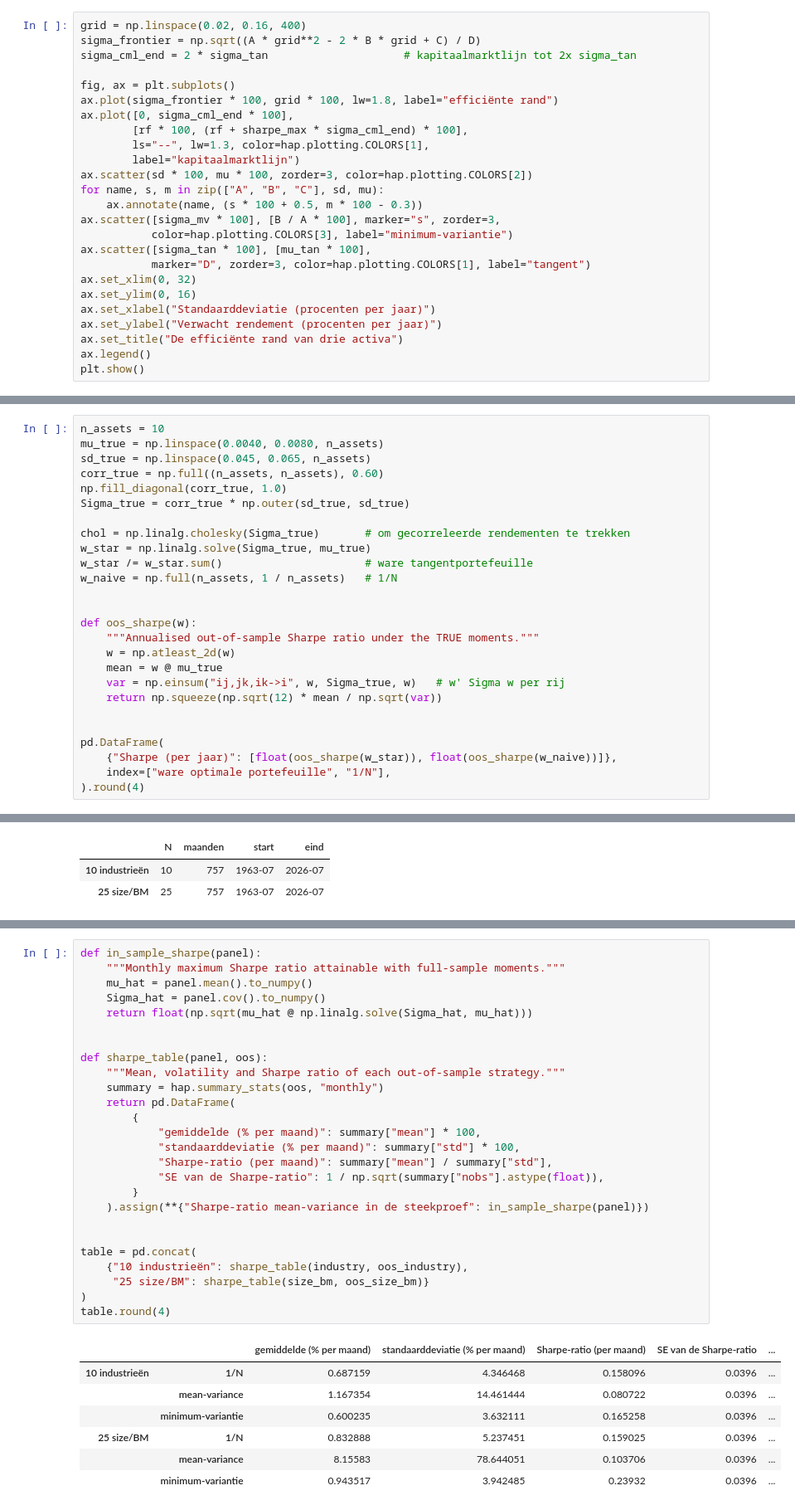
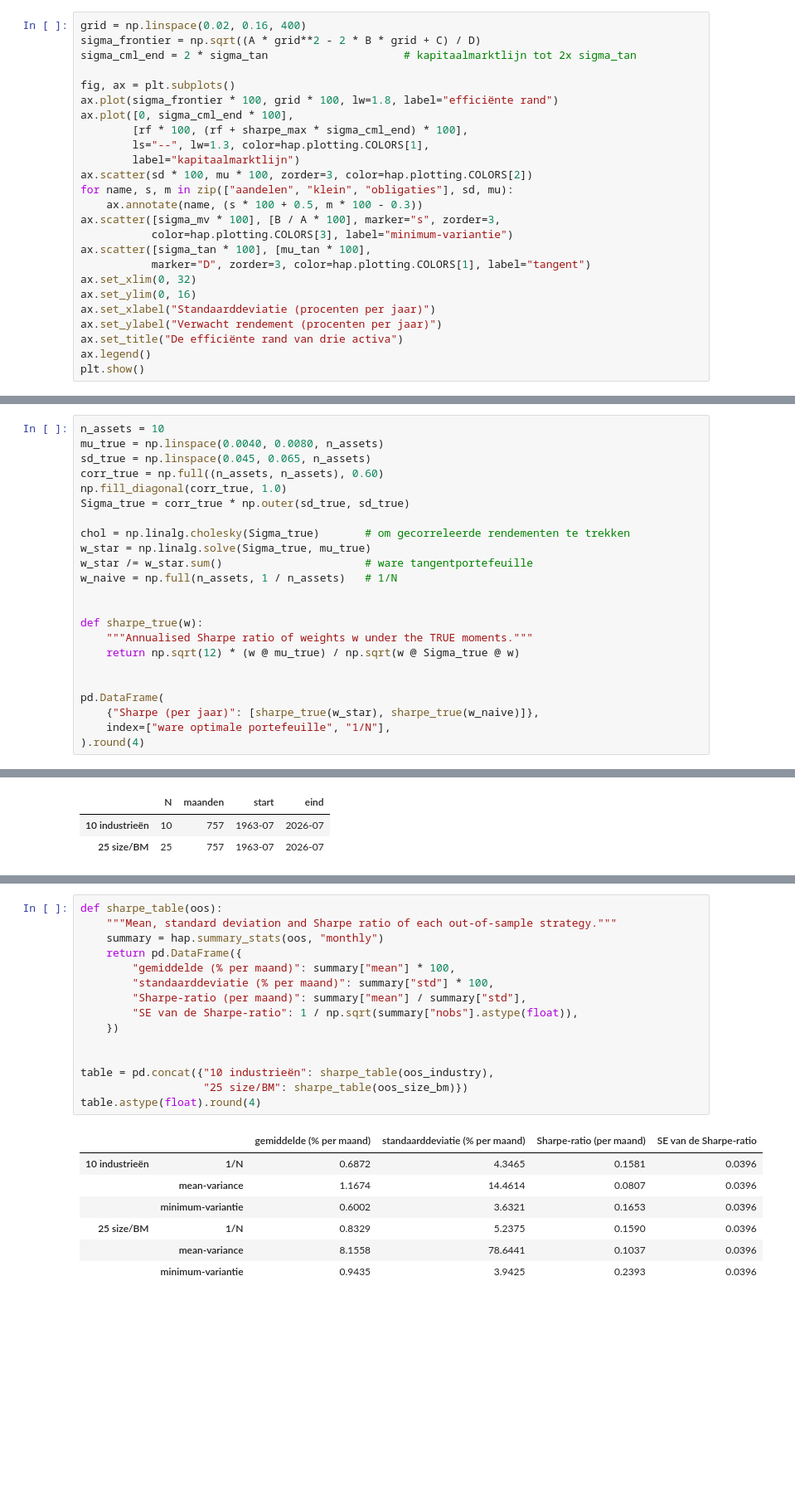
Before and after one commit to MaartenN14/history-asset-pricing, a Jupyter notebook: lectures/01_04_markowitz.ipynb, the cells around one changed output, grey strips where cells are left out. Shown at 83% size. Cells and saved outputs as stored; diff of their text form; blank space fills up the shorter version.

```diff
--- a/lectures/01_04_markowitz.ipynb
+++ b/lectures/01_04_markowitz.ipynb
@@ -704,7 +573,7 @@ ax.plot([0, sigma_cml_end * 100],
         ls="--", lw=1.3, color=hap.plotting.COLORS[1],
         label="kapitaalmarktlijn")
 ax.scatter(sd * 100, mu * 100, zorder=3, color=hap.plotting.COLORS[2])
-for name, s, m in zip(["A", "B", "C"], sd, mu):
+for name, s, m in zip(["aandelen", "klein", "obligaties"], sd, mu):
     ax.annotate(name, (s * 100 + 0.5, m * 100 - 0.3))
 ax.scatter([sigma_mv * 100], [B / A * 100], marker="s", zorder=3,
            color=hap.plotting.COLORS[3], label="minimum-variantie")
@@ -996,16 +813,13 @@ w_star /= w_star.sum()                      # ware tangentportefeuille
 w_naive = np.full(n_assets, 1 / n_assets)   # 1/N
 
 
-def oos_sharpe(w):
-    """Annualised out-of-sample Sharpe ratio under the TRUE moments."""
-    w = np.atleast_2d(w)
-    mean = w @ mu_true
-    var = np.einsum("ij,jk,ik->i", w, Sigma_true, w)   # w' Sigma w per rij
-    return np.squeeze(np.sqrt(12) * mean / np.sqrt(var))
+def sharpe_true(w):
+    """Annualised Sharpe ratio of weights w under the TRUE moments."""
+    return np.sqrt(12) * (w @ mu_true) / np.sqrt(w @ Sigma_true @ w)
 
 
 pd.DataFrame(
-    {"Sharpe (per jaar)": [float(oos_sharpe(w_star)), float(oos_sharpe(w_naive))]},
+    {"Sharpe (per jaar)": [sharpe_true(w_star), sharpe_true(w_naive)]},
     index=["ware optimale portefeuille", "1/N"],
 ).round(4)
 # %% [output]
@@ -1232,35 +1037,24 @@ die de drie reeksen samenvat.
 # %%
-def in_sample_sharpe(panel):
-    """Monthly maximum Sharpe ratio attainable with full-sample moments."""
-    mu_hat = panel.mean().to_numpy()
-    Sigma_hat = panel.cov().to_numpy()
-    return float(np.sqrt(mu_hat @ np.linalg.solve(Sigma_hat, mu_hat)))
+def sharpe_table(oos):
+    """Mean, standard deviation and Sharpe ratio of each out-of-sample strategy."""
+    summary = hap.summary_stats(oos, "monthly")
+    return pd.DataFrame({
+        "gemiddelde (% per maand)": summary["mean"] * 100,
+        "standaarddeviatie (% per maand)": summary["std"] * 100,
+        "Sharpe-ratio (per maand)": summary["mean"] / summary["std"],
+        "SE van de Sharpe-ratio": 1 / np.sqrt(summary["nobs"].astype(float)),
+    })
 
 
-def sharpe_table(panel, oos):
-    """Mean, volatility and Sharpe ratio of each out-of-sample strategy."""
-    summary = hap.summary_stats(oos, "monthly")
-    return pd.DataFrame(
-        {
-            "gemiddelde (% per maand)": summary["mean"] * 100,
-            "standaarddeviatie (% per maand)": summary["std"] * 100,
-            "Sharpe-ratio (per maand)": summary["mean"] / summary["std"],
-            "SE van de Sharpe-ratio": 1 / np.sqrt(summary["nobs"].astype(float)),
-        }
-    ).assign(**{"Sharpe-ratio mean-variance in de steekproef": in_sample_sharpe(panel)})
-
-
-table = pd.concat(
-    {"10 industrieën": sharpe_table(industry, oos_industry),
-     "25 size/BM": sharpe_table(size_bm, oos_size_bm)}
-)
-table.round(4)
+table = pd.concat({"10 industrieën": sharpe_table(oos_industry),
+                   "25 size/BM": sharpe_table(oos_size_bm)})
+table.astype(float).round(4)
 # %% [output]
-|  |  | gemiddelde (% per maand) | standaarddeviatie (% per maand) | Sharpe-ratio (per maand) | SE van de Sharpe-ratio | ... |
-| 10 industrieën | 1/N | 0.687159 | 4.346468 | 0.158096 | 0.0396 | ... |
-|  | mean-variance | 1.167354 | 14.461444 | 0.080722 | 0.0396 | ... |
-|  | minimum-variantie | 0.600235 | 3.632111 | 0.165258 | 0.0396 | ... |
-| 25 size/BM | 1/N | 0.832888 | 5.237451 | 0.159025 | 0.0396 | ... |
-|  | mean-variance | 8.15583 | 78.644051 | 0.103706 | 0.0396 | ... |
-|  | minimum-variantie | 0.943517 | 3.942485 | 0.23932 | 0.0396 | ... |
+|  |  | gemiddelde (% per maand) | standaarddeviatie (% per maand) | Sharpe-ratio (per maand) | SE van de Sharpe-ratio |
+| 10 industrieën | 1/N | 0.6872 | 4.3465 | 0.1581 | 0.0396 |
+|  | mean-variance | 1.1674 | 14.4614 | 0.0807 | 0.0396 |
+|  | minimum-variantie | 0.6002 | 3.6321 | 0.1653 | 0.0396 |
+| 25 size/BM | 1/N | 0.8329 | 5.2375 | 0.1590 | 0.0396 |
+|  | mean-variance | 8.1558 | 78.6441 | 0.1037 | 0.0396 |
+|  | minimum-variantie | 0.9435 | 3.9425 | 0.2393 | 0.0396 |
 # %% [markdown]
```
Also changed, not shown: parts of 37 cells of this notebook, 6 other files.
